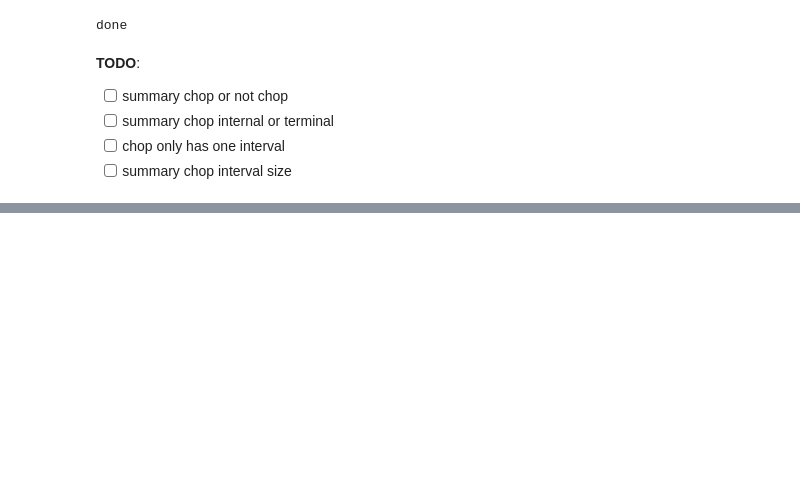
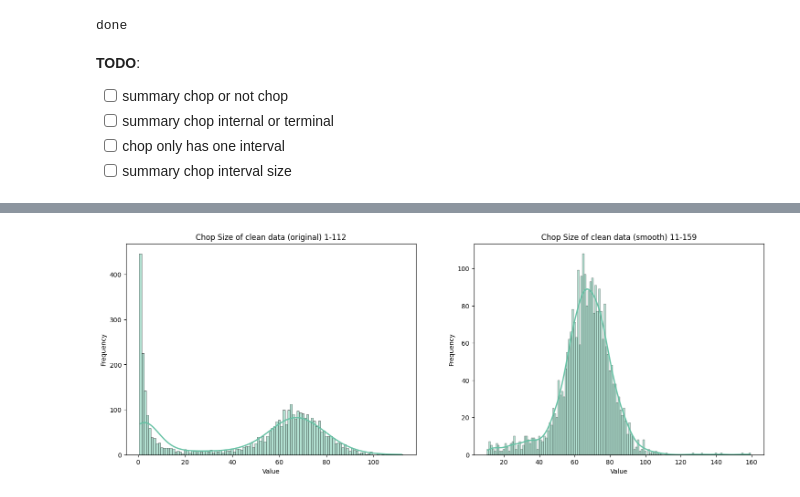
Before and after one commit to ylab-hi/DeepChopper, a Jupyter notebook: notebooks/smooth2.ipynb, the cells around one changed output, grey strips where cells are left out. Drawn from its saved outputs; the diff is of its cells as text; code cells hidden in the pictures; blank space fills up the shorter version.

```diff
--- a/notebooks/smooth2.ipynb
+++ b/notebooks/smooth2.ipynb
@@ -719,3 +718,0 @@ import json
-# %%
-f = open(stats_json_path)
-stats_json = json.load(f)
@@ -747,0 +735,16 @@ stats_json
+# %%
+plot_oregion_size_data = stats.length_predicts_with_chop()
+plot_sregion_size_data = stats.lenghth_smooth_predicts_with_chop()
+fig, axs = plt.subplots(1, 2, figsize=(18, 6))
+vis_hist_for_num_of_intervals(
+    plot_oregion_size_data,
+    title=f"Chop Size of clean data (original) {min(plot_oregion_size_data)}-{max(plot_oregion_size_data)}",
+    ax=axs[0],
+)
+vis_hist_for_num_of_intervals(
+    plot_sregion_size_data,
+    title=f"Chop Size of clean data (smooth) {min(plot_sregion_size_data)}-{max(plot_sregion_size_data)}",
+    ax=axs[1],
+)
+# %% [output]
+[figure, added]
```
Also changed, not shown: parts of 14 cells of this notebook, 3 other files.
